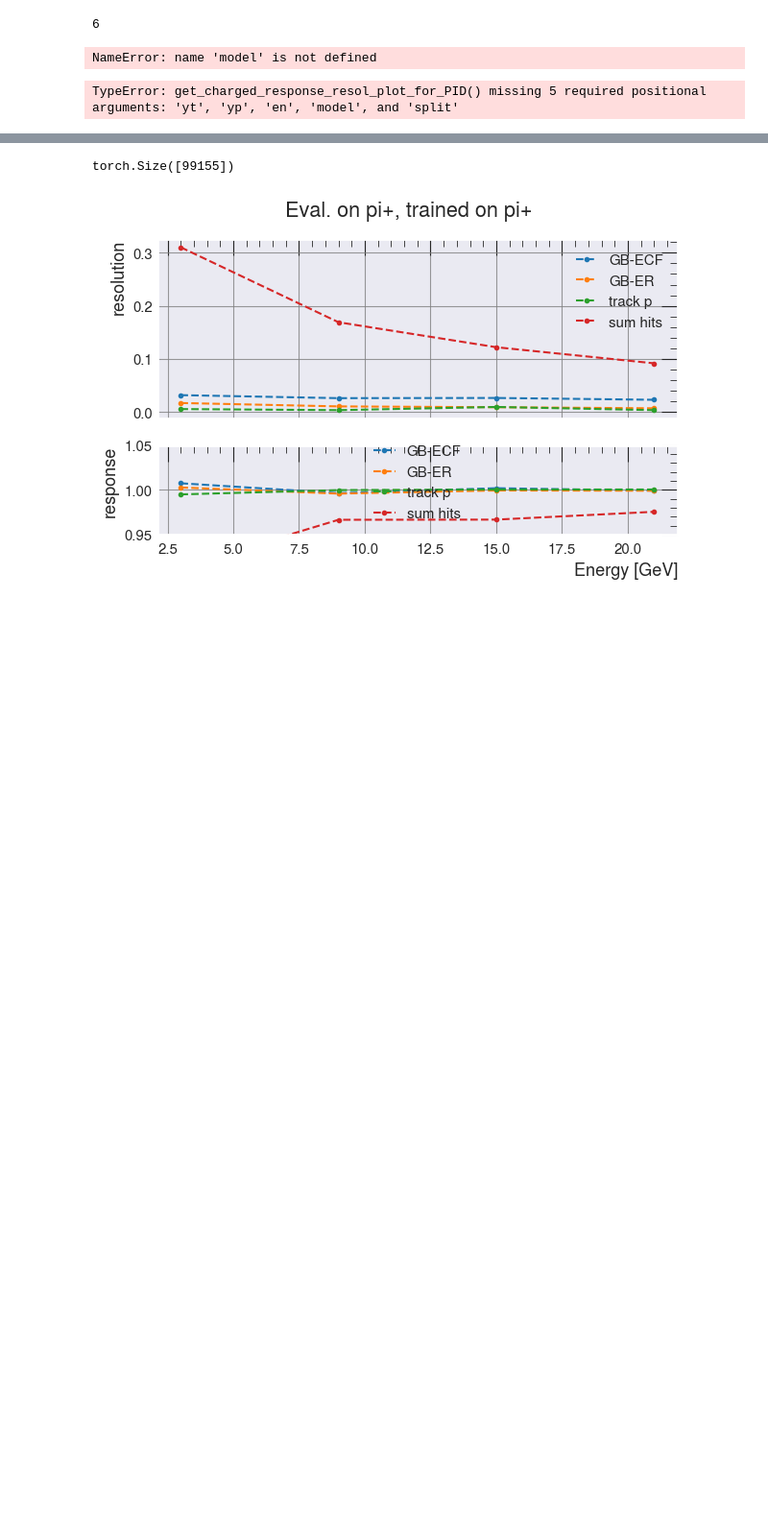
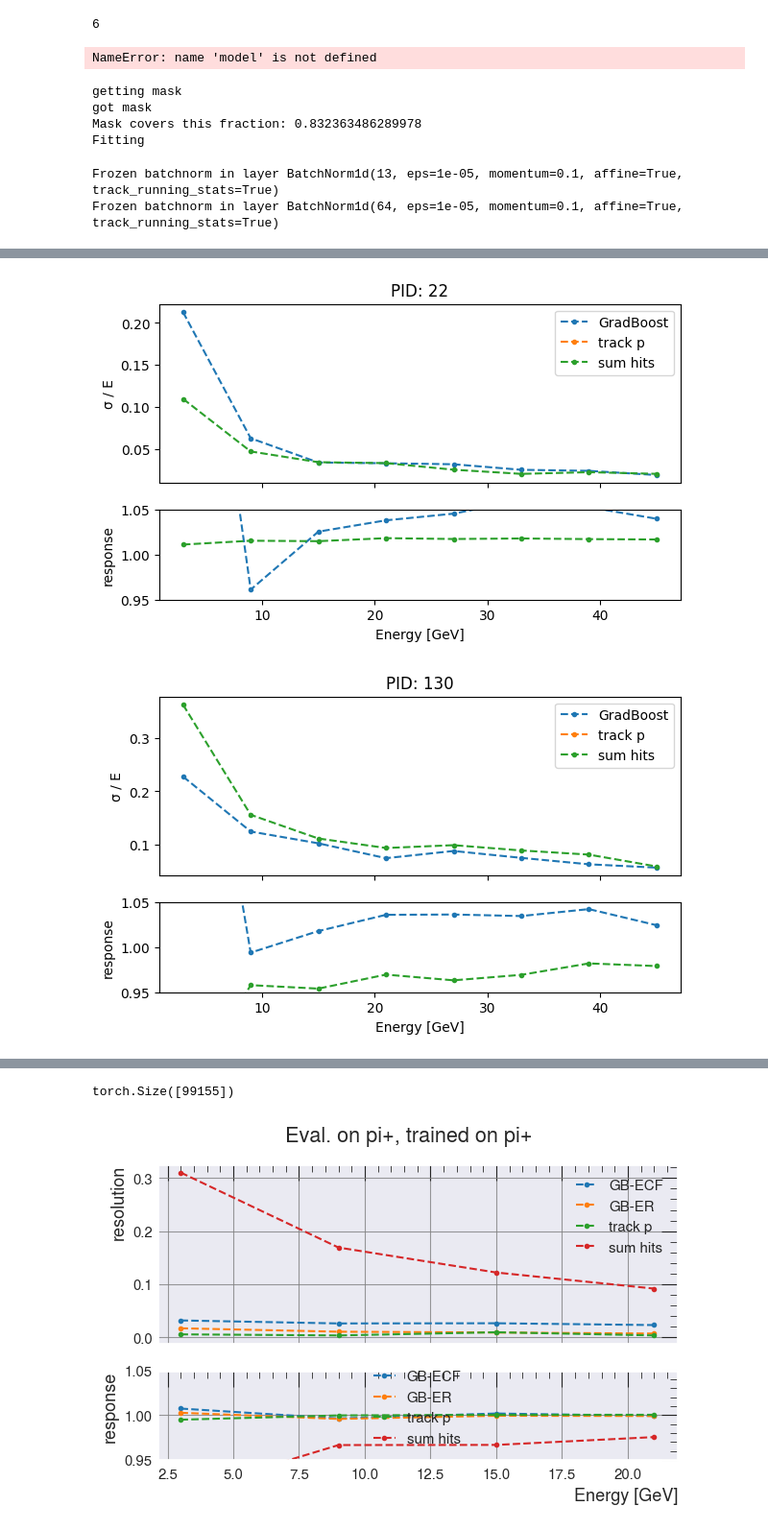
Before and after one commit to selvaggi/mlpf, a Jupyter notebook: notebooks/13_NNs.ipynb, the cells around one changed output, grey strips where cells are left out. Shown at 96% size. Drawn from its saved outputs; the diff is of its cells as text; code cells hidden in the pictures; blank space fills up the shorter version.

```diff
--- a/notebooks/13_NNs.ipynb
+++ b/notebooks/13_NNs.ipynb
@@ -277,16 +349,12 @@ def get_charged_response_resol_plot_for_PID(pid, yt, yp, en, model, split, neutr
                   "sum": np.array(s68s_sum_hits) / np.array(mpvs_sum_hits)}
     lower_plot = {"ML": mpvs_model, "p": mpvs_pandora, "sum": mpvs_sum_hits}
     return fig, upper_plot, lower_plot, bins_x
-# %%
-get_charged_response_resol_plot_for_PID(211).show()
-# %% [output]
-TypeError: get_charged_response_resol_plot_for_PID() missing 5 required positional arguments: 'yt', 'yp', 'en', 'model', and 'split'
 # %%
 def is_pid_neutral(pid):
     return pid in [22, 130, 2112]
 
-def get_plots(PIDs, energy_regression=False, remove_sum_e=False, use_model="gradboost", neutral=None):
-    yt, yp, en, _, model, split = main(ds=ds, train_energy_regression=energy_regression, train_only_on_PIDs=PIDs, remove_sum_e=remove_sum_e, use_model=use_model)
+def get_plots(PIDs, energy_regression=False, remove_sum_e=False, use_model="gradboost", patience=1000):
+    yt, yp, en, _, model, split = main(ds=ds, train_energy_regression=energy_regression, train_only_on_PIDs=PIDs, remove_sum_e=remove_sum_e, use_model=use_model, patience=patience)
     import shap
     import numpy as np
     #te = shap.TreeExplainer(model)
@@ -301,3 +369,12 @@ def get_plots(PIDs, energy_regression=False, remove_sum_e=False, use_model="grad
         fig.show()
         results[pid] = [upper, lower, x]
     return results
+# %%
+plots_all = get_plots([22, 130, 2112, 211, -211, 2212, -2212], energy_regression=True)
+# %% [output]
+getting mask
+got mask
+Mask covers this fraction: 0.832363486289978
+Fitting
+Frozen batchnorm in layer BatchNorm1d(13, eps=1e-05, momentum=0.1, affine=True, track_running_stats=True)
+Frozen batchnorm in layer BatchNorm1d(64, eps=1e-05, momentum=0.1, affine=True, track_running_stats=True)
@@ -303,0 +383,2 @@ def get_plots(PIDs, energy_regression=False, remove_sum_e=False, use_model="grad
+[figure, added]
+[figure, added]
```
Also changed, not shown: parts of 8 cells of this notebook.
